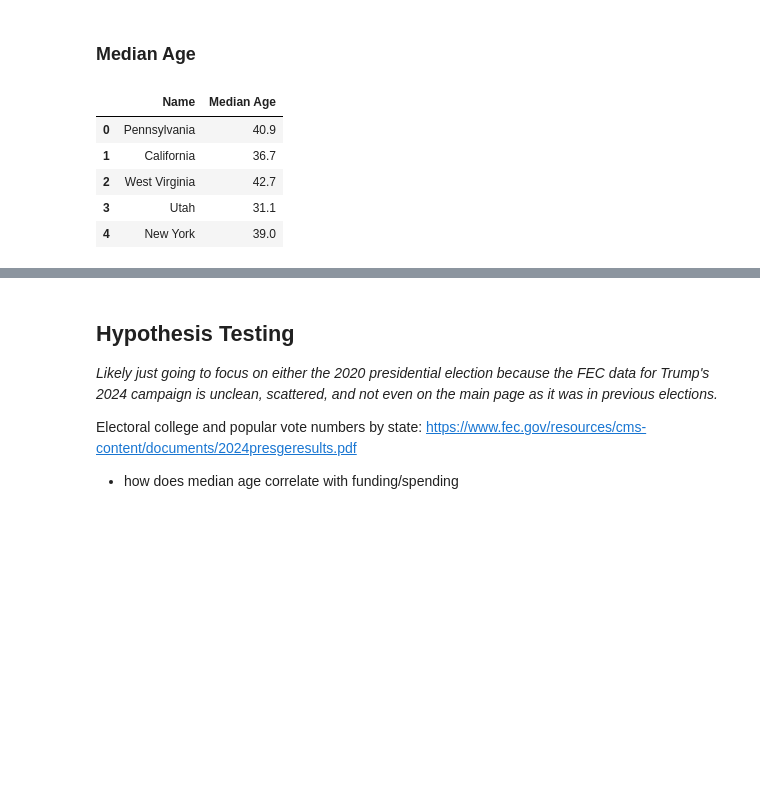
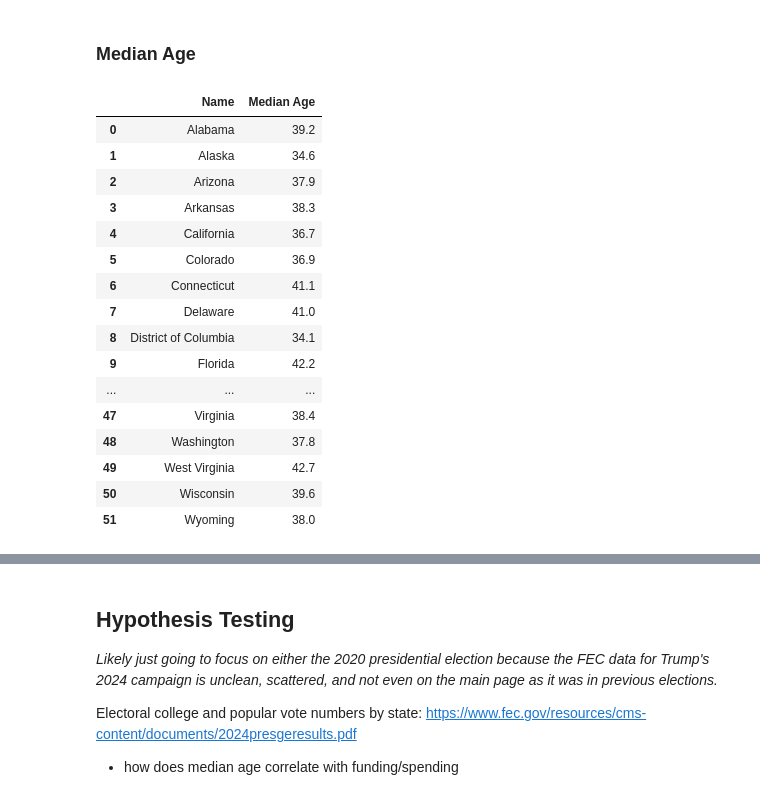
Before and after one commit to 9t8/cmsc320_project, a Jupyter notebook: c2.ipynb, the cells around one changed output, grey strips where cells are left out. Drawn from its saved outputs; the diff is of its cells as text; code cells hidden in the pictures; blank space fills up the shorter version.

```diff
--- a/c2.ipynb
+++ b/c2.ipynb
@@ -45,12 +45,23 @@ pop_density.head()
 # %%
 median_age_dictionary = c.acs5.state(('NAME', 'B01002_001E'), Census.ALL)
 median_age = pd.DataFrame.from_dict(median_age_dictionary).rename(columns = {'NAME' : 'Name', 'B01002_001E' : 'Median Age'})
-median_age = median_age[['Name', 'Median Age']].sort_values(by = ['Name'])
-median_age.head()
+median_age = median_age[['Name', 'Median Age']].sort_values(by = ['Name']).reset_index(drop = True)
+median_age
 # %% [output]
 |  | Name | Median Age |
-| 0 | Pennsylvania | 40.9 |
-| 1 | California | 36.7 |
-| 2 | West Virginia | 42.7 |
-| 3 | Utah | 31.1 |
-| 4 | New York | 39.0 |
+| 0 | Alabama | 39.2 |
+| 1 | Alaska | 34.6 |
+| 2 | Arizona | 37.9 |
+| 3 | Arkansas | 38.3 |
+| 4 | California | 36.7 |
+| 5 | Colorado | 36.9 |
+| 6 | Connecticut | 41.1 |
+| 7 | Delaware | 41.0 |
+| 8 | District of Columbia | 34.1 |
+| 9 | Florida | 42.2 |
+| ... | ... | ... |
+| 47 | Virginia | 38.4 |
+| 48 | Washington | 37.8 |
+| 49 | West Virginia | 42.7 |
+| 50 | Wisconsin | 39.6 |
+| 51 | Wyoming | 38.0 |
```
Also changed, not shown: parts of 3 cells of this notebook.
